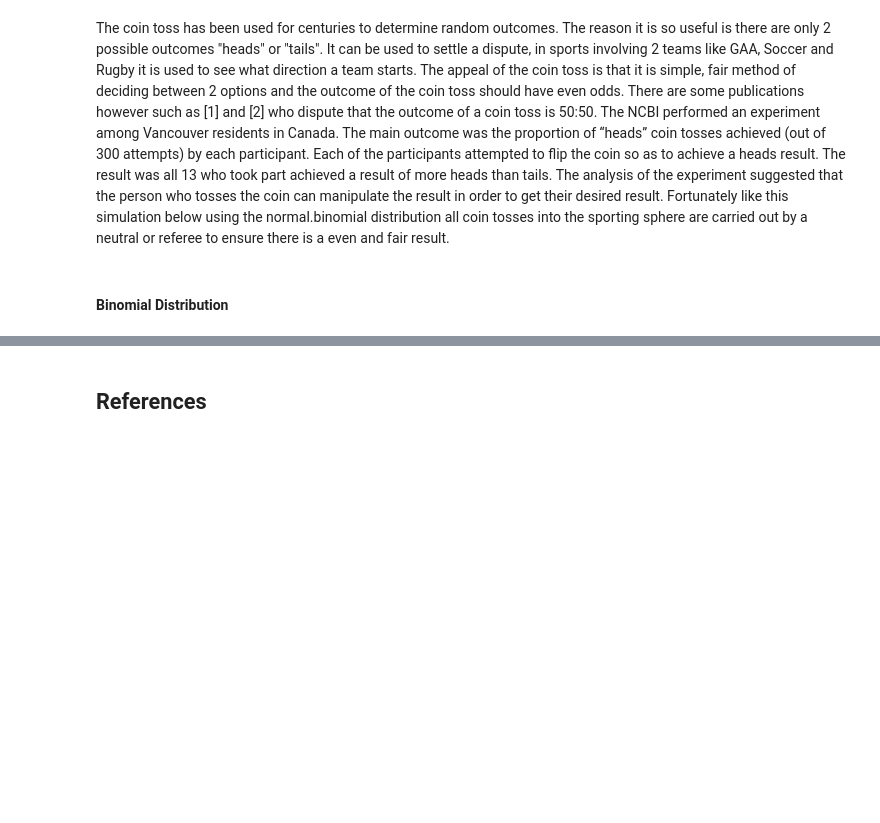
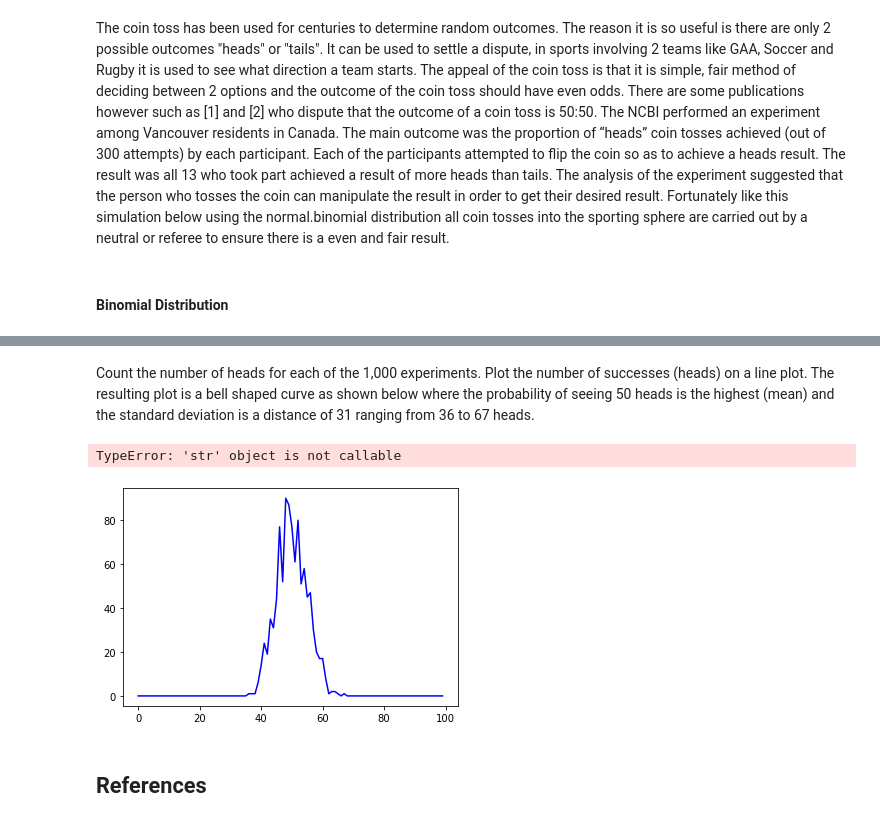
Before and after one commit to nmanley73/Tasks-Fundamentals, a Jupyter notebook: Tasks-Fundamentals.ipynb, the cells around one changed output, grey strips where cells are left out. Drawn from its saved outputs; the diff is of its cells as text; code cells hidden in the pictures; blank space fills up the shorter version.

```diff
--- a/Tasks-Fundamentals.ipynb
+++ b/Tasks-Fundamentals.ipynb
@@ -186,18 +178,0 @@ import numpy as np
-# %%
-'''Main Area'''
-#probability of heads vs. tails
-probability = .5
-#number of trials
-n = 100
-#initiate array
-fullResults = np.arange(n)
-#perform desired numbered of flips at required probability set above
-for i in range(0, n):
-    fullResults[i] = coinFlip(probability)
-    i+=1
-#print results
-print("probability is set to ", probability)
-print("Tails = 0, Heads = 1: ", fullResults)
-#Total up heads and tails for easy user experience
-print("Head Count: ", np.count_nonzero(fullResults == 1))
-print("Tail Count: ", np.count_nonzero(fullResults == 0))
@@ -210,0 +218,14 @@ Tail Count:  48
+# %%
+# import libraries
+import numpy as np
+import matplotlib.pyplot as plt
+np.random.seed(42)
+# assign values to no. of trials and probability
+n=100
+p=0.5
+# repeat the experiment 1000 times
+size=1000
+# binomial methos to flip the coin
+x=np.random.binomial(n, p, size)
+# print the results of the 1000 experiments in an array
+print("Results of 1,000 experiments -",x)
@@ -211,3 +250,13 @@ Tail Count:  48
+# %% [markdown]
+Count the number of heads for each of the 1,000 experiments. Plot the number of successes (heads) on a line plot. The resulting plot is a bell shaped curve as shown below where the probability of seeing 50 heads is the highest (mean) and the standard deviation is a distance of 31 ranging from 36 to 67 heads.
+# %%
+bc=[np.equal(x,i).sum() for i in range(n)]
+plt.plot(list(range(n)), bc, color='blue')
+plt.xlabel('No of Heads')
+plt.ylabel('Probability')
+# %% [output]
+TypeError: 'str' object is not callable
+[figure, added]
 # %% [markdown]
 ## References
 # %% [markdown]
```
Also changed, not shown: parts of 15 cells of this notebook.
